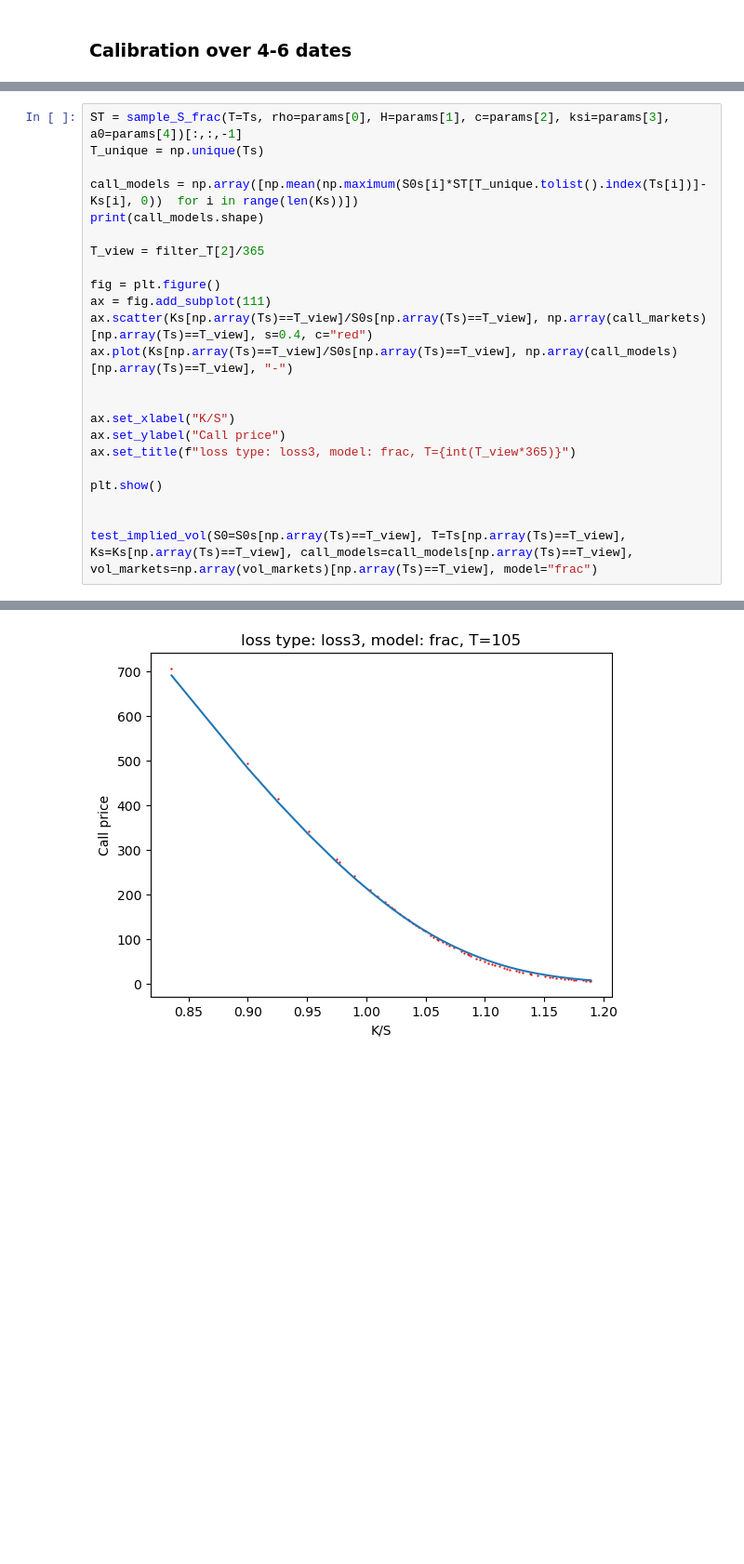
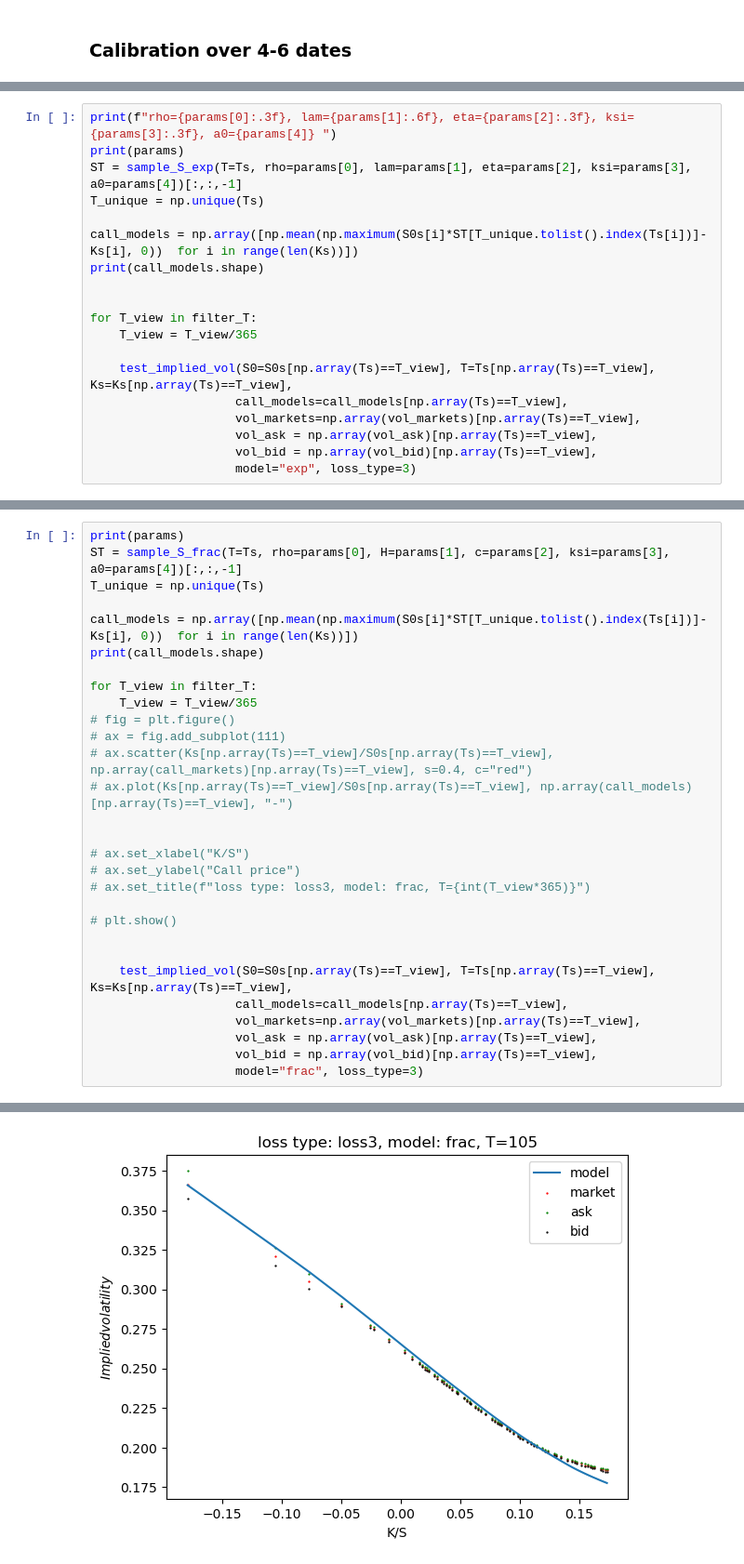
Before and after one commit to GearlessJohn/deep-pricing, a Jupyter notebook: src/simulation_Xt_V1.ipynb, the cells around one changed output, grey strips where cells are left out. Shown at 93% size. Drawn from its saved outputs; the diff is of its cells as text; blank space fills up the shorter version.

```diff
--- a/src/simulation_Xt_V1.ipynb
+++ b/src/simulation_Xt_V1.ipynb
@@ -822,0 +843,19 @@ Mean squared error:3.14e-05
+# %%
+print(f"rho={params[0]:.3f}, lam={params[1]:.6f}, eta={params[2]:.3f}, ksi={params[3]:.3f}, a0={params[4]} ")
+print(params)
+ST = sample_S_exp(T=Ts, rho=params[0], lam=params[1], eta=params[2], ksi=params[3], a0=params[4])[:,:,-1]
+T_unique = np.unique(Ts)
+
+call_models = np.array([np.mean(np.maximum(S0s[i]*ST[T_unique.tolist().index(Ts[i])]-Ks[i], 0))  for i in range(len(Ks))])
+print(call_models.shape)
+
+
+for T_view in filter_T:
+    T_view = T_view/365
+
+    test_implied_vol(S0=S0s[np.array(Ts)==T_view], T=Ts[np.array(Ts)==T_view], Ks=Ks[np.array(Ts)==T_view],
+                    call_models=call_models[np.array(Ts)==T_view],
+                    vol_markets=np.array(vol_markets)[np.array(Ts)==T_view],
+                    vol_ask = np.array(vol_ask)[np.array(Ts)==T_view],
+                    vol_bid = np.array(vol_bid)[np.array(Ts)==T_view],
+                    model="exp", loss_type=3)
@@ -832,24 +881,30 @@ Function evaluations 30, initial cost 2.7572e+02, final cost 1.5293e+01, first-o
 # %%
+print(params)
 ST = sample_S_frac(T=Ts, rho=params[0], H=params[1], c=params[2], ksi=params[3], a0=params[4])[:,:,-1]
 T_unique = np.unique(Ts)
 
 call_models = np.array([np.mean(np.maximum(S0s[i]*ST[T_unique.tolist().index(Ts[i])]-Ks[i], 0))  for i in range(len(Ks))])
 print(call_models.shape)
 
-T_view = filter_T[2]/365
-
-fig = plt.figure()
-ax = fig.add_subplot(111)
-ax.scatter(Ks[np.array(Ts)==T_view]/S0s[np.array(Ts)==T_view], np.array(call_markets)[np.array(Ts)==T_view], s=0.4, c="red")
-ax.plot(Ks[np.array(Ts)==T_view]/S0s[np.array(Ts)==T_view], np.array(call_models)[np.array(Ts)==T_view], "-")
+for T_view in filter_T:
+    T_view = T_view/365
+# fig = plt.figure()
+# ax = fig.add_subplot(111)
+# ax.scatter(Ks[np.array(Ts)==T_view]/S0s[np.array(Ts)==T_view], np.array(call_markets)[np.array(Ts)==T_view], s=0.4, c="red")
+# ax.plot(Ks[np.array(Ts)==T_view]/S0s[np.array(Ts)==T_view], np.array(call_models)[np.array(Ts)==T_view], "-")
 
 
-ax.set_xlabel("K/S")
-ax.set_ylabel("Call price")
-ax.set_title(f"loss type: loss3, model: frac, T={int(T_view*365)}")
+# ax.set_xlabel("K/S")
+# ax.set_ylabel("Call price")
+# ax.set_title(f"loss type: loss3, model: frac, T={int(T_view*365)}")
 
-plt.show()
+# plt.show()
 
 
-test_implied_vol(S0=S0s[np.array(Ts)==T_view], T=Ts[np.array(Ts)==T_view], Ks=Ks[np.array(Ts)==T_view], call_models=call_models[np.array(Ts)==T_view], vol_markets=np.array(vol_markets)[np.array(Ts)==T_view], model="frac")
+    test_implied_vol(S0=S0s[np.array(Ts)==T_view], T=Ts[np.array(Ts)==T_view], Ks=Ks[np.array(Ts)==T_view],
+                    call_models=call_models[np.array(Ts)==T_view],
+                    vol_markets=np.array(vol_markets)[np.array(Ts)==T_view],
+                    vol_ask = np.array(vol_ask)[np.array(Ts)==T_view],
+                    vol_bid = np.array(vol_bid)[np.array(Ts)==T_view],
+                    model="frac", loss_type=3)
 # %% [output]
@@ -857 +913 @@ test_implied_vol(S0=S0s[np.array(Ts)==T_view], T=Ts[np.array(Ts)==T_view], Ks=Ks
-[figure, old version]
+[figure, new version]
```
Also changed, not shown: parts of 40 cells of this notebook.
